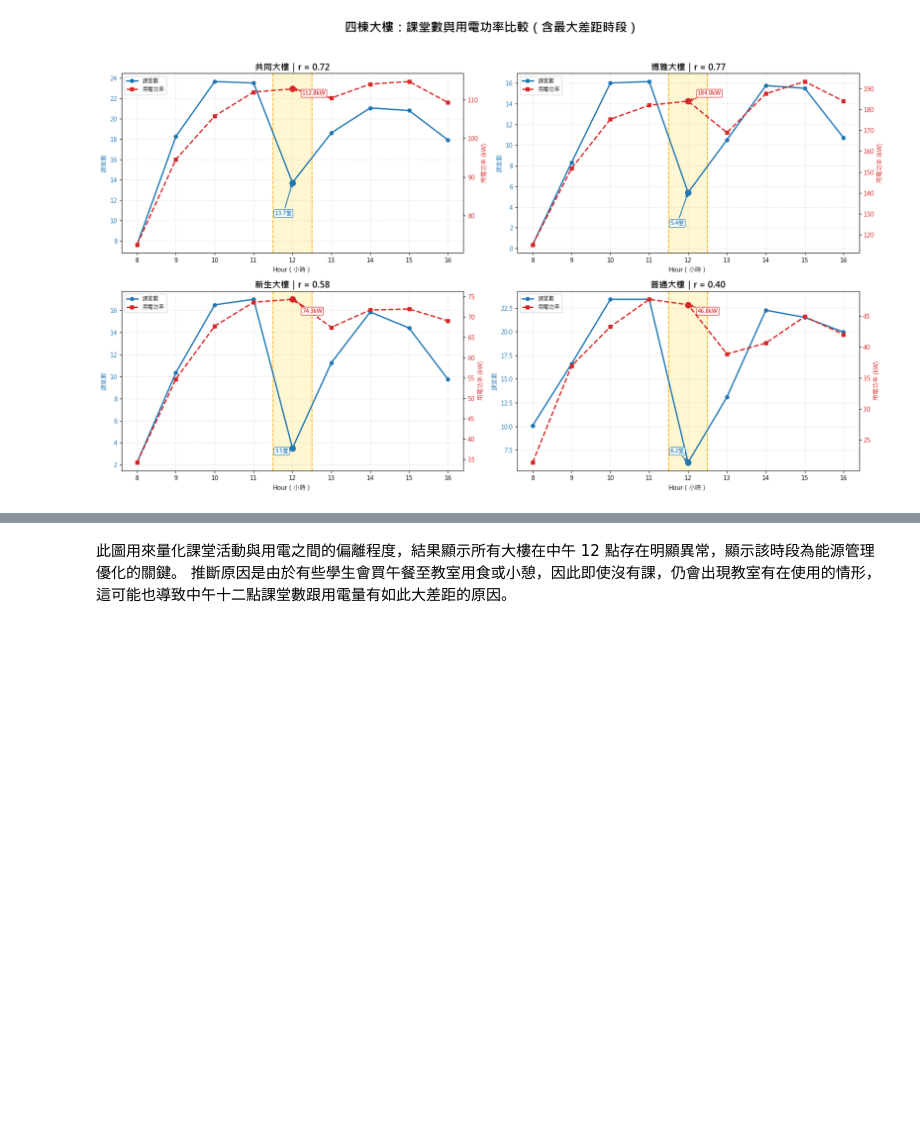
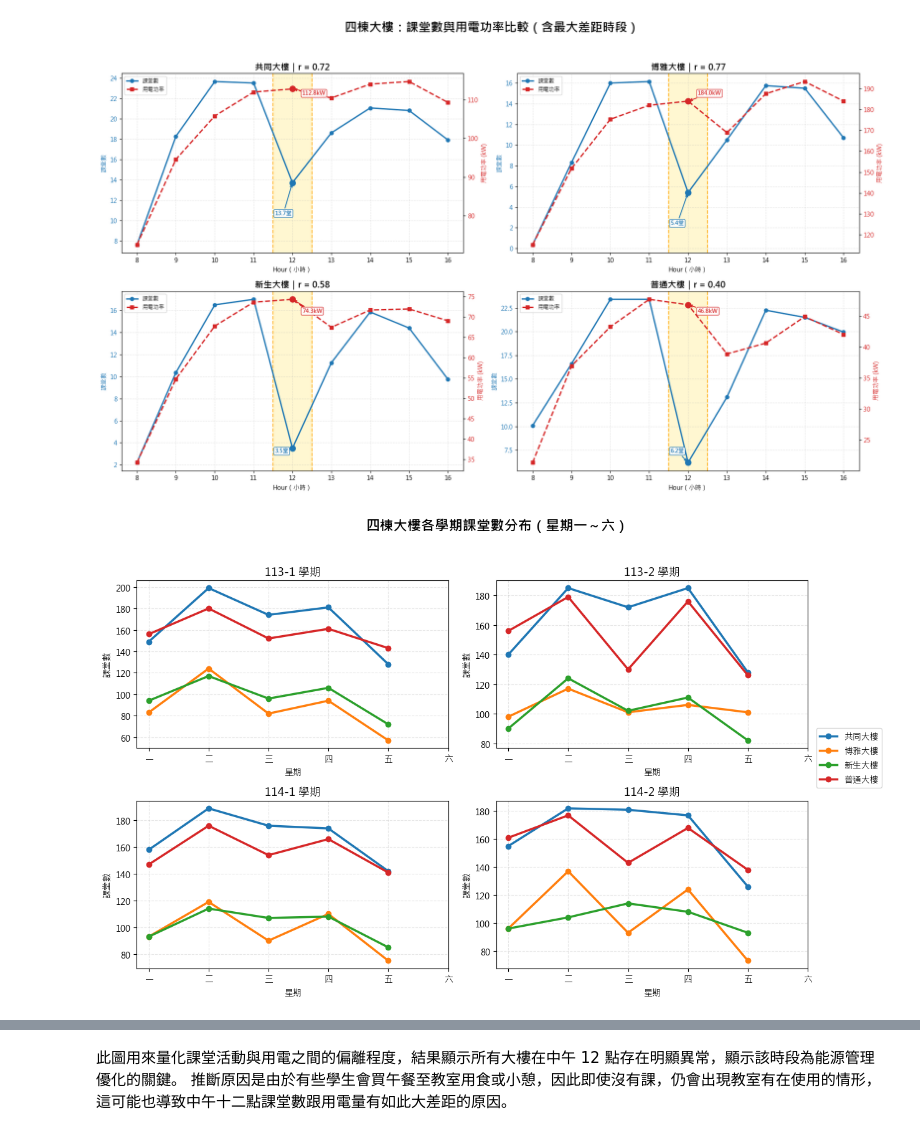
Before and after one commit to tinggeco/final_project, a Jupyter notebook: 團體專題/final_project-data-preprocessing/圖檔.ipynb, the cells around one changed output, grey strips where cells are left out. Drawn from its saved outputs; the diff is of its cells as text; code cells hidden in the pictures; blank space fills up the shorter version.

```diff
--- a/團體專題/final_project-data-preprocessing/圖檔.ipynb
+++ b/團體專題/final_project-data-preprocessing/圖檔.ipynb
@@ -139,3 +139,94 @@ plt.savefig(save_path, dpi=300, bbox_inches="tight")
 plt.show()
 # %% [output]
 [figure]
+# %%
+import os
+import pandas as pd
+import matplotlib.pyplot as plt
+
+plt.rcParams["font.sans-serif"] = ["Microsoft JhengHei"]
+plt.rcParams["axes.unicode_minus"] = False
+
+folder = r"C:\Users\admin\Desktop\環保能源\團體專題\final_project-data-preprocessing\output"
+
+buildings = ["共同", "博雅", "新生", "普通"]
+semesters = ["1131", "1132", "1141", "1142"]
+
+weekday_map = {
+    "星期一": 1,
+    "星期二": 2,
+    "星期三": 3,
+    "星期四": 4,
+    "星期五": 5,
+    "星期六": 6
+}
+
+weekday_labels = ["一", "二", "三", "四", "五", "六"]
+
+colors = {
+    "共同": "#1f77b4",
+    "博雅": "#ff7f0e",
+    "新生": "#2ca02c",
+    "普通": "#d62728"
+}
+
+fig, axes = plt.subplots(2, 2, figsize=(13, 8))
+axes = axes.flatten()
+
+for i, sem in enumerate(semesters):
+    ax = axes[i]
+
+    for b in buildings:
+        df = pd.read_csv(os.path.join(folder, f"{b}_classroom_usage_day.csv"))
+        df.columns = df.columns.str.strip()
+
+        sem_col = "學年度學期" if "學年度學期" in df.columns else "年度學期"
+
+        df["學期_clean"] = df[sem_col].astype(str).str.replace("-", "", regex=False).str.strip()
+        df_sem = df[df["學期_clean"] == sem].copy()
+
+        df_sem = df_sem[df_sem["星期"].isin(weekday_map.keys())]
+
+        time_cols = [
+            c for c in df_sem.columns
+            if ":" in c or "-" in c
+        ]
+
+        df_sem["課堂數"] = df_sem[time_cols].sum(axis=1)
+
+        df_plot = df_sem.groupby("星期")["課堂數"].sum().reset_index()
+        df_plot["weekday_num"] = df_plot["星期"].map(weekday_map)
+        df_plot = df_plot.sort_values("weekday_num")
+
+        ax.plot(
+            df_plot["weekday_num"],
+            df_plot["課堂數"],
+            marker="o",
+            linewidth=2.5,
+            color=colors[b],
+            label=f"{b}大樓"
+        )
+
+    ax.set_title(f"{sem[:3]}-{sem[3]} 學期", fontsize=13)
+    ax.set_xticks([1, 2, 3, 4, 5, 6])
+    ax.set_xticklabels(weekday_labels)
+    ax.set_xlabel("星期")
+    ax.set_ylabel("課堂數")
+    ax.grid(True, linestyle="--", alpha=0.3)
+
+handles, labels = axes[0].get_legend_handles_labels()
+
+fig.legend(
+    handles,
+    labels,
+    loc="center right",
+    bbox_to_anchor=(0.98, 0.5),
+    frameon=True
+)
+
+plt.suptitle("四棟大樓各學期課堂數分布（星期一～六）", fontsize=16, fontweight="bold")
+
+plt.tight_layout(rect=[0, 0, 0.90, 0.95])
+plt.show()
+# %% [output]
+[figure, added]
```
Also changed, not shown: parts of 3 cells of this notebook, 5 other files.
